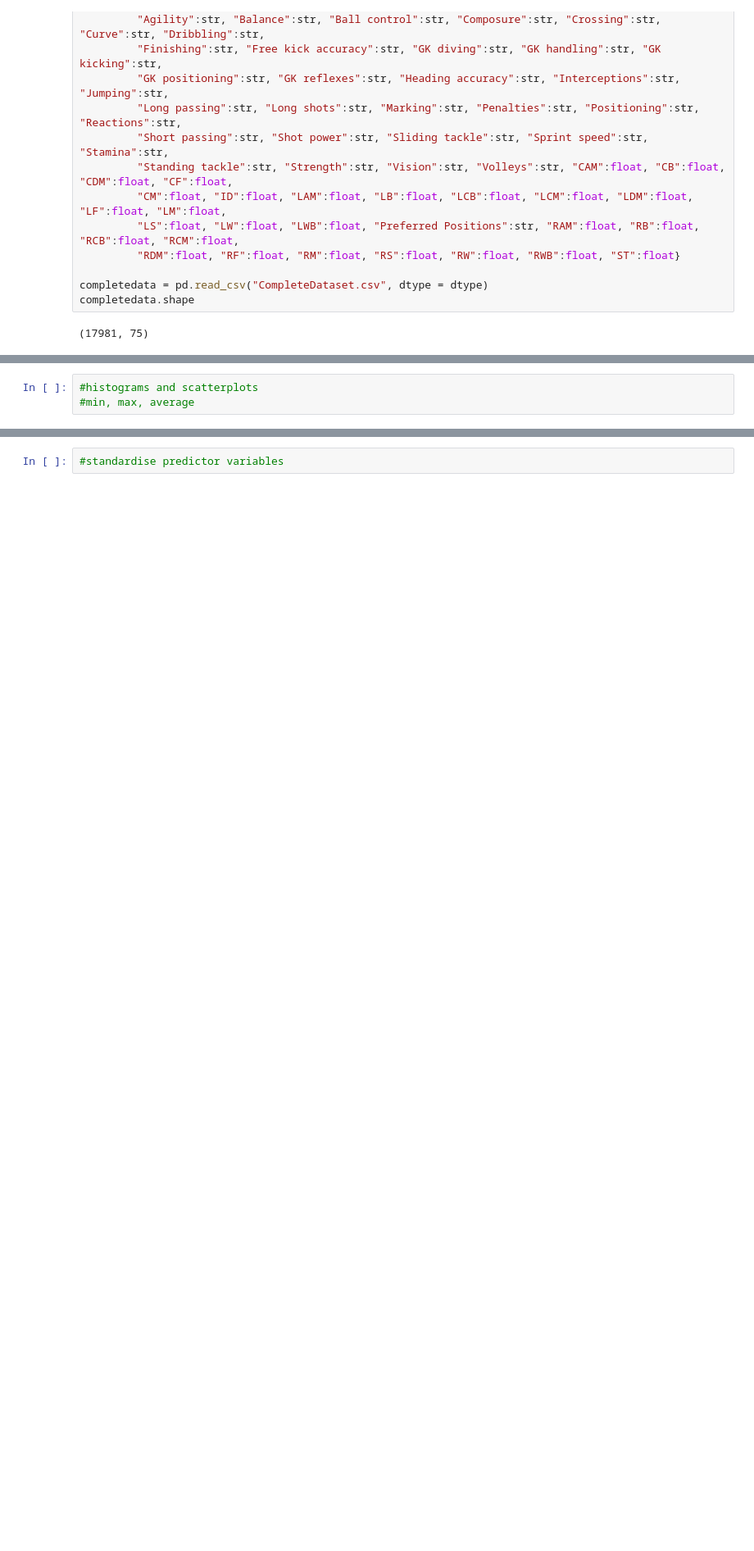
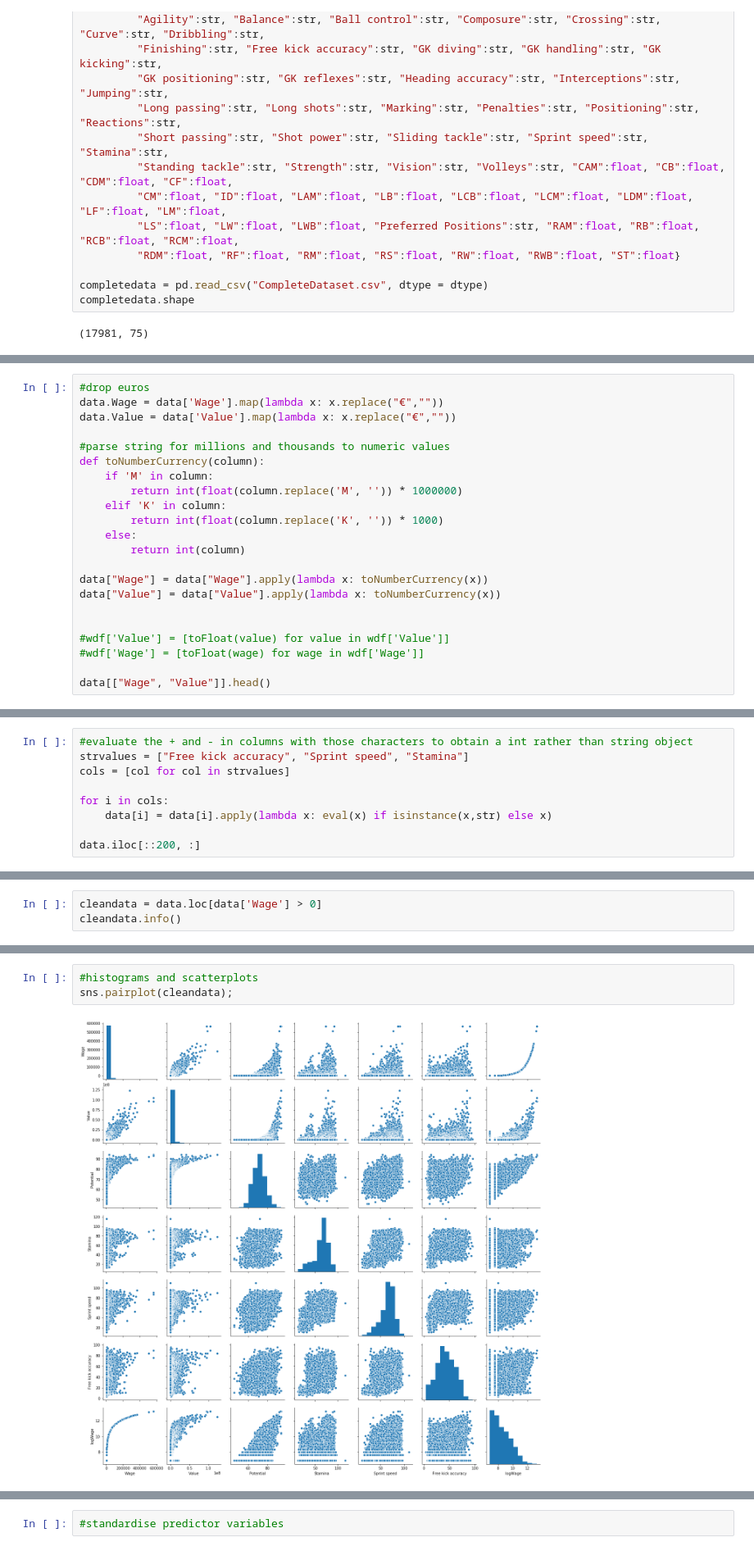
Before and after one commit to Umuzi-org/FIFA18_multiple_regression, a Jupyter notebook: FIFA18_multiple_regression_example.ipynb, the cells around one changed output, grey strips where cells are left out. Shown at 82% size. Cells and saved outputs as stored; diff of their text form; blank space fills up the shorter version.

Commit message:
added pairplot

```diff
--- a/FIFA18_multiple_regression_example.ipynb
+++ b/FIFA18_multiple_regression_example.ipynb
@@ -87,0 +50,22 @@ completedata.head()
+# %%
+#drop euros
+data.Wage = data['Wage'].map(lambda x: x.replace("€",""))
+data.Value = data['Value'].map(lambda x: x.replace("€",""))
+
+#parse string for millions and thousands to numeric values
+def toNumberCurrency(column):
+    if 'M' in column:
+        return int(float(column.replace('M', '')) * 1000000)
+    elif 'K' in column:
+        return int(float(column.replace('K', '')) * 1000)
+    else:
+        return int(column)
+
+data["Wage"] = data["Wage"].apply(lambda x: toNumberCurrency(x))
+data["Value"] = data["Value"].apply(lambda x: toNumberCurrency(x))
+
+
+#wdf['Value'] = [toFloat(value) for value in wdf['Value']]
+#wdf['Wage'] = [toFloat(wage) for wage in wdf['Wage']]
+
+data[["Wage", "Value"]].head()
@@ -87,0 +102,9 @@ completedata.head()
+# %%
+#evaluate the + and - in columns with those characters to obtain a int rather than string object
+strvalues = ["Free kick accuracy", "Sprint speed", "Stamina"]
+cols = [col for col in strvalues]
+
+for i in cols:
+    data[i] = data[i].apply(lambda x: eval(x) if isinstance(x,str) else x)
+
+data.iloc[::200, :]
@@ -87,0 +180,3 @@ completedata.head()
+# %%
+cleandata = data.loc[data['Wage'] > 0]
+cleandata.info()
@@ -88,3 +196,5 @@ completedata.head()
 # %%
 #histograms and scatterplots
-#min, max, average
+sns.pairplot(cleandata);
+# %% [output]
+[figure, added]
```
Also changed, not shown: parts of 21 cells of this notebook.
